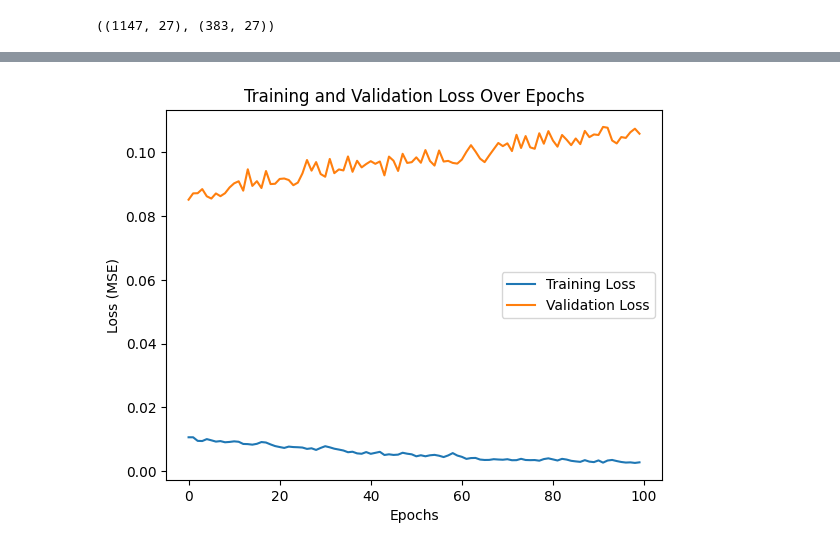
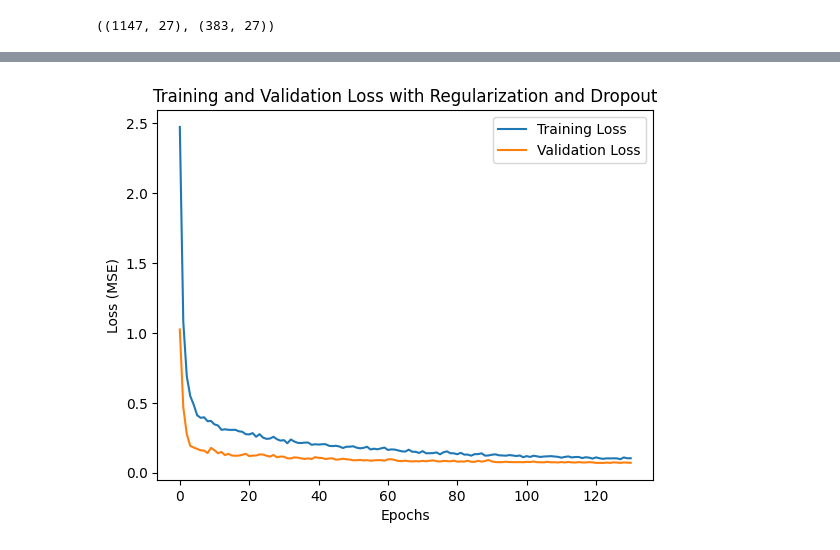
Before and after one commit to mhdykz/predict-student-GPA-using-a-neural-network, a Jupyter notebook: student_GPA.ipynb, the cells around one changed output, grey strips where cells are left out. Cells and saved outputs as stored; diff of their text form; code cells hidden in the pictures.

Commit message:
add l2 and earlystopping

```diff
--- a/student_GPA.ipynb
+++ b/student_GPA.ipynb
@@ -48,9 +49,14 @@ from tensorflow.keras import layers, models
 # %%
+from tensorflow.keras import regularizers
+
 model = models.Sequential()
 
 model.add(layers.InputLayer(input_shape=(X_train_preprocessed.shape[1],)))
 
-model.add(layers.Dense(64, activation='relu'))
-model.add(layers.Dense(32, activation='relu'))
+model.add(layers.Dense(64, activation='relu', kernel_regularizer=regularizers.l2(0.001)))
+model.add(layers.Dropout(0.3))
+
+model.add(layers.Dense(32, activation='relu', kernel_regularizer=regularizers.l2(0.001)))
+model.add(layers.Dropout(0.3))
 
 model.add(layers.Dense(1))
@@ -92,2 +62,0 @@ Epoch 100/100
-# %%
-history = model.fit(X_train_preprocessed, y_train, validation_data=(X_val_preprocessed, y_val), epochs=100, batch_size=32)
@@ -111,0 +63,9 @@ Epoch 100/100
+# %%
+model.compile(optimizer='adam', loss='mean_squared_error')
+
+model.summary()
+
+early_stopping = tf.keras.callbacks.EarlyStopping(monitor='val_loss', patience=8, restore_best_weights=True)
+
+history = model.fit(X_train_preprocessed, y_train, validation_data=(X_val_preprocessed, y_val),
+                    epochs=200, batch_size=32, callbacks=[early_stopping])
@@ -112,12 +107,10 @@ Epoch 100/100
 # %%
-import matplotlib.pyplot as plt
-
 plt.plot(history.history['loss'], label='Training Loss')
 plt.plot(history.history['val_loss'], label='Validation Loss')
-plt.title('Training and Validation Loss Over Epochs')
+plt.title('Training and Validation Loss with Regularization and Dropout')
 plt.xlabel('Epochs')
 plt.ylabel('Loss (MSE)')
 plt.legend()
 plt.show()
 # %% [output]
-[figure, old version]
+[figure, new version]
```
Also changed, not shown: parts of 4 cells of this notebook.
